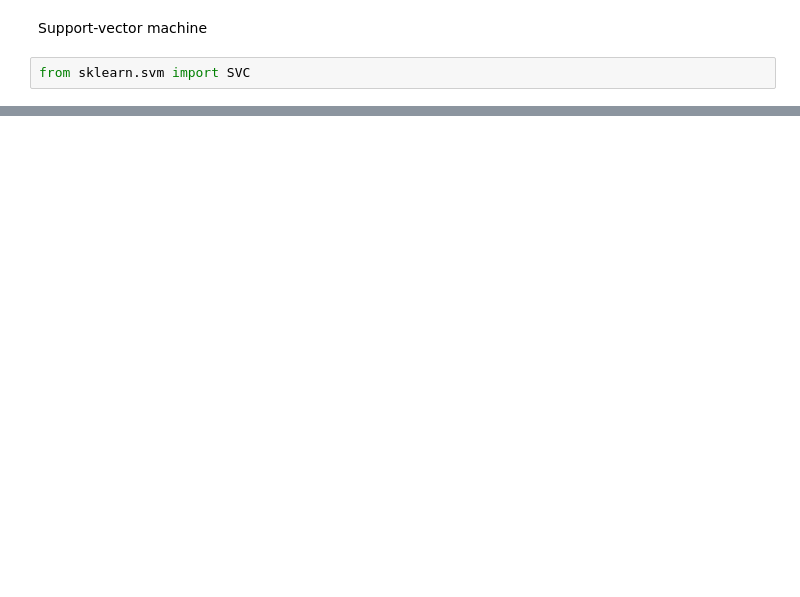
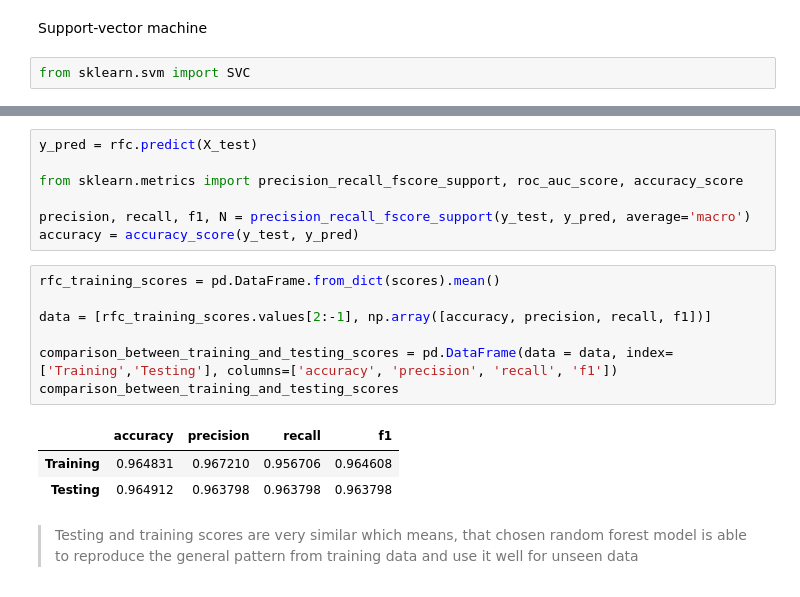
Before and after one commit to mariuszkx5/ML-Projects, a Jupyter notebook: Project_Cancer_Diagnostic.ipynb, the cells around one changed output, grey strips where cells are left out. Cells and saved outputs as stored; diff of their text form; blank space fills up the shorter version.

```diff
--- a/Project_Cancer_Diagnostic.ipynb
+++ b/Project_Cancer_Diagnostic.ipynb
@@ -312,0 +336,22 @@ Conclusions:
+# %%
+y_pred = rfc.predict(X_test)
+
+from sklearn.metrics import precision_recall_fscore_support, roc_auc_score, accuracy_score
+
+precision, recall, f1, N = precision_recall_fscore_support(y_test, y_pred, average='macro')
+accuracy = accuracy_score(y_test, y_pred)
+# %%
+rfc_training_scores = pd.DataFrame.from_dict(scores).mean()
+
+data = [rfc_training_scores.values[2:-1], np.array([accuracy, precision, recall, f1])]
+
+comparison_between_training_and_testing_scores = pd.DataFrame(data = data, index=['Training','Testing'], columns=['accuracy', 'precision', 'recall', 'f1'])
+comparison_between_training_and_testing_scores
+# %% [output]
+|  | accuracy | precision | recall | f1 |
+| Training | 0.964831 | 0.967210 | 0.956706 | 0.964608 |
+| Testing | 0.964912 | 0.963798 | 0.963798 | 0.963798 |
+# %% [markdown]
+
+
+> Testing and training scores are very similar which means, that chosen random forest model is able to reproduce the general pattern from training data and use it well for unseen data
```
Also changed, not shown: parts of 34 cells of this notebook.
